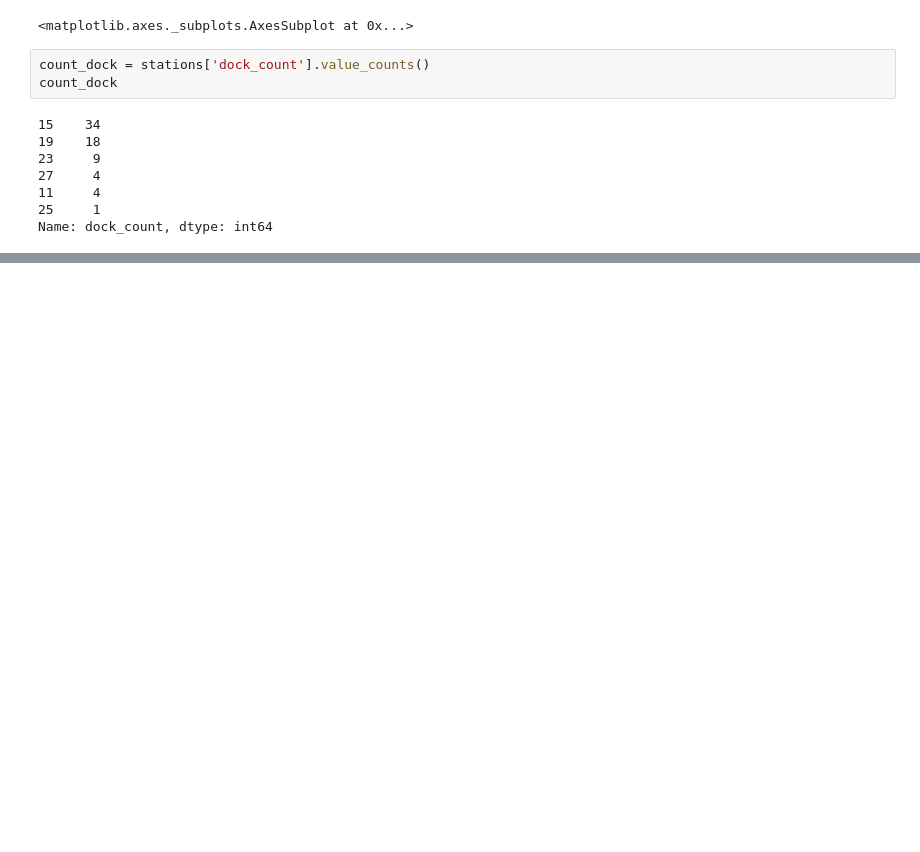
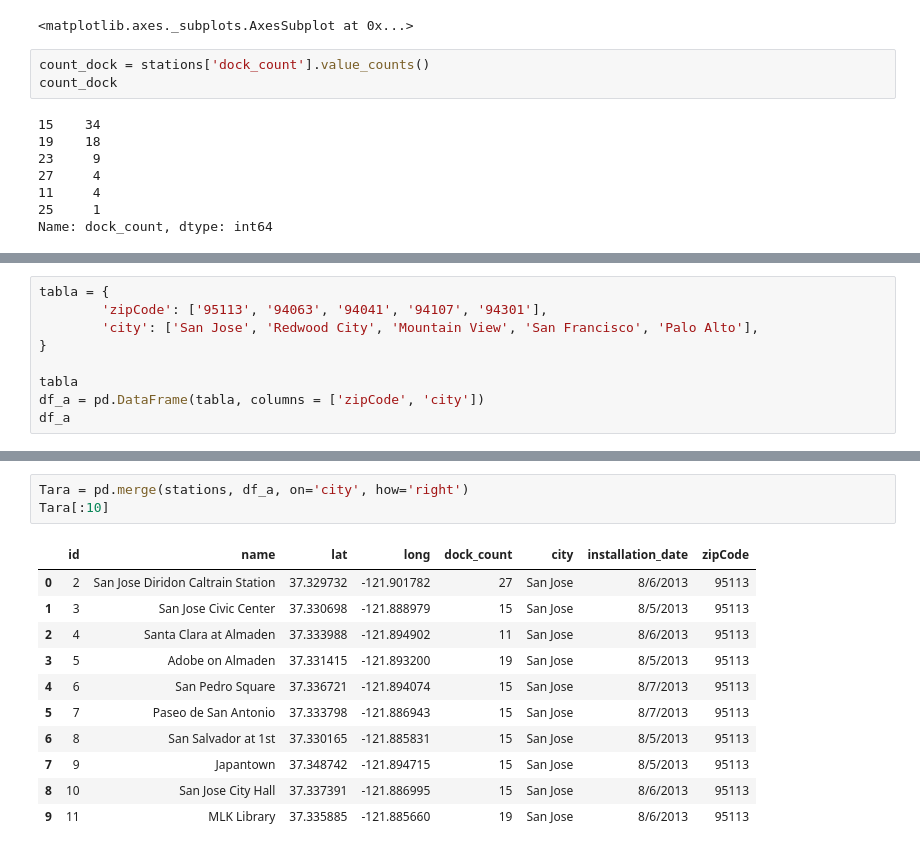
Before and after one commit to santiagoaso/2017datos, a Jupyter notebook: Tp1 Stations.ipynb, the cells around one changed output, grey strips where cells are left out. Drawn from its saved outputs; the diff is of its cells as text; blank space fills up the shorter version.

```diff
--- a/Tp1 Stations.ipynb
+++ b/Tp1 Stations.ipynb
@@ -93,0 +87,9 @@ Name: installation_date, dtype: int64
+# %%
+tabla = {
+        'zipCode': ['95113', '94063', '94041', '94107', '94301'],
+        'city': ['San Jose', 'Redwood City', 'Mountain View', 'San Francisco', 'Palo Alto'],
+}
+
+tabla
+df_a = pd.DataFrame(tabla, columns = ['zipCode', 'city'])
+df_a
@@ -93,0 +103,15 @@ Name: installation_date, dtype: int64
+# %%
+Tara = pd.merge(stations, df_a, on='city', how='right')
+Tara[:10]
+# %% [output]
+|  | id | name | lat | long | dock_count | city | installation_date | zipCode |
+| 0 | 2 | San Jose Diridon Caltrain Station | 37.329732 | -121.901782 | 27 | San Jose | 8/6/2013 | 95113 |
+| 1 | 3 | San Jose Civic Center | 37.330698 | -121.888979 | 15 | San Jose | 8/5/2013 | 95113 |
+| 2 | 4 | Santa Clara at Almaden | 37.333988 | -121.894902 | 11 | San Jose | 8/6/2013 | 95113 |
+| 3 | 5 | Adobe on Almaden | 37.331415 | -121.893200 | 19 | San Jose | 8/5/2013 | 95113 |
+| 4 | 6 | San Pedro Square | 37.336721 | -121.894074 | 15 | San Jose | 8/7/2013 | 95113 |
+| 5 | 7 | Paseo de San Antonio | 37.333798 | -121.886943 | 15 | San Jose | 8/7/2013 | 95113 |
+| 6 | 8 | San Salvador at 1st | 37.330165 | -121.885831 | 15 | San Jose | 8/5/2013 | 95113 |
+| 7 | 9 | Japantown | 37.348742 | -121.894715 | 15 | San Jose | 8/5/2013 | 95113 |
+| 8 | 10 | San Jose City Hall | 37.337391 | -121.886995 | 15 | San Jose | 8/6/2013 | 95113 |
+| 9 | 11 | MLK Library | 37.335885 | -121.885660 | 19 | San Jose | 8/6/2013 | 95113 |
```
Also changed, not shown: parts of 7 cells of this notebook.
